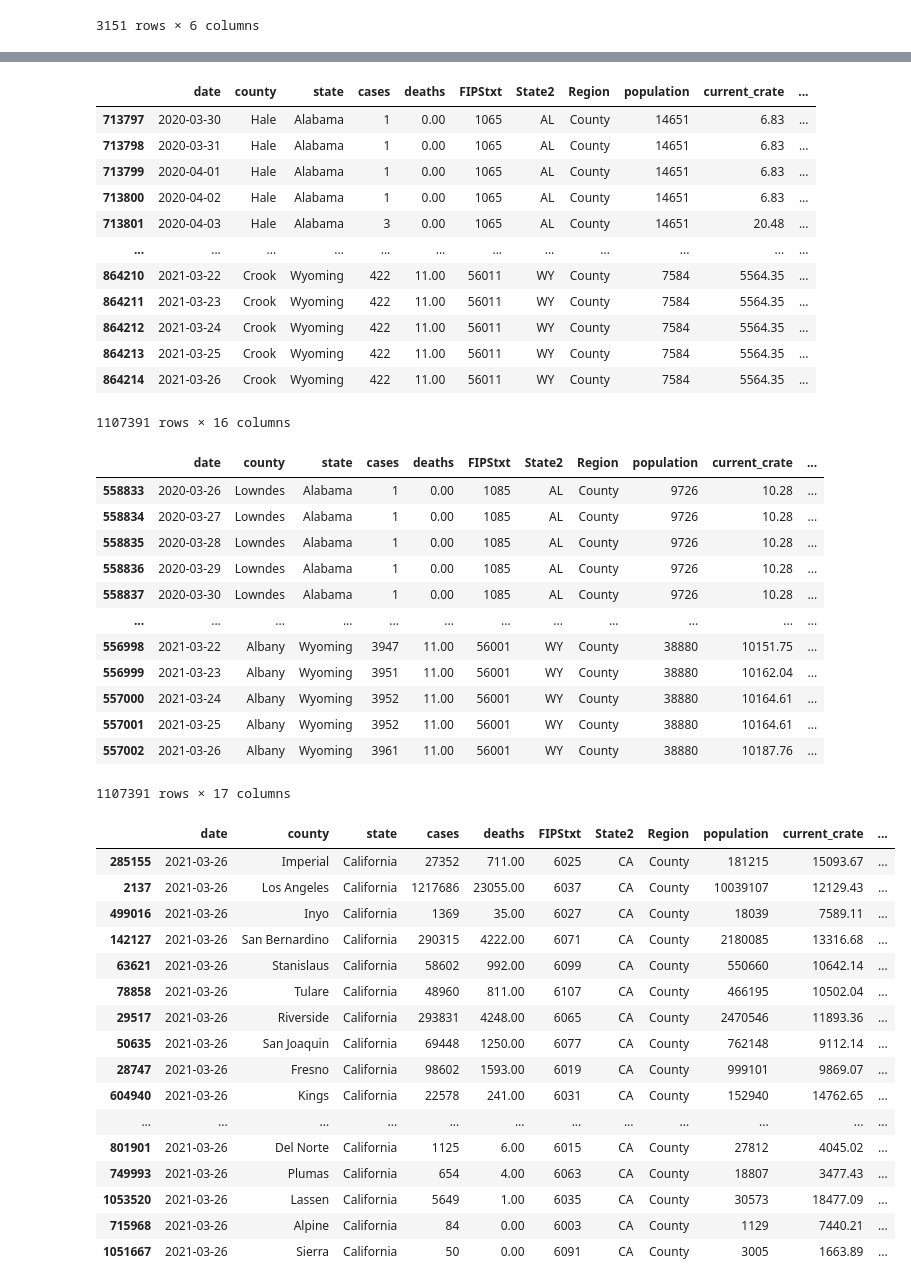
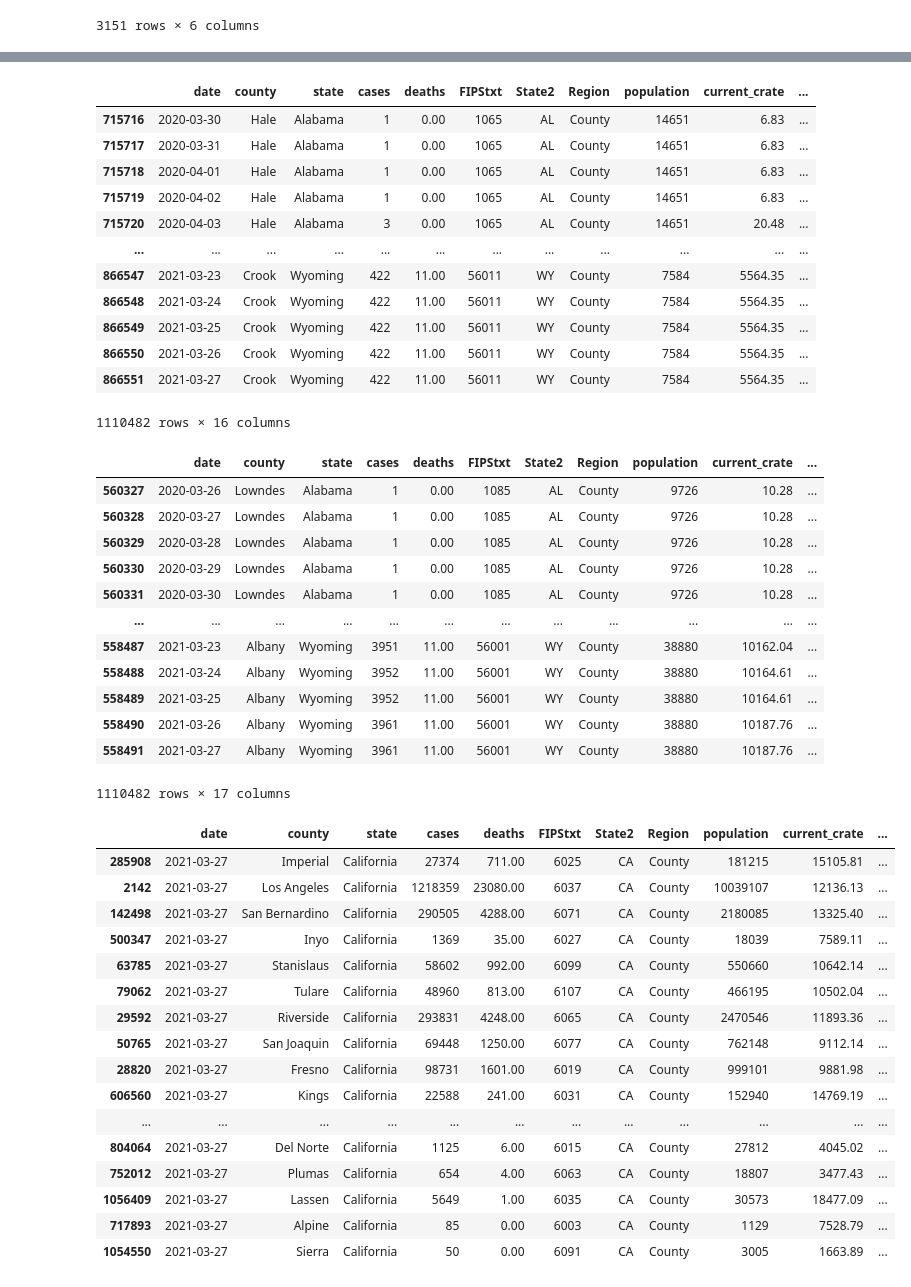
Before and after one commit to menlodoug/covid_crunching, a Jupyter notebook: pandas/COVID_USA.ipynb, the cells around one changed output, grey strips where cells are left out. Drawn from its saved outputs; the diff is of its cells as text; code cells hidden in the pictures.

```diff
--- a/pandas/COVID_USA.ipynb
+++ b/pandas/COVID_USA.ipynb
@@ -94,7 +94,7 @@ counties
 # %%
 # Isolate data from most current day.
 
-counties_us = counties[(counties['date'] == '2021-03-26') & (counties['Region'] == 'County')]
+counties_us = counties[(counties['date'] == '2021-03-27') & (counties['Region'] == 'County')]
 counties_us
 # %% [output]
 |  | date | county | state | cases | deaths | FIPStxt | State2 | Region | population | current_crate | ... |
@@ -208,18 +208,18 @@ usa['case_day'] = usa.groupby(['state','county']).cases.diff().fillna(usa.cases)
 usa
 # %% [output]
 |  | date | county | state | cases | deaths | FIPStxt | State2 | Region | population | current_crate | ... |
-| 713797 | 2020-03-30 | Hale | Alabama | 1 | 0.00 | 1065 | AL | County | 14651 | 6.83 | ... |
-| 713798 | 2020-03-31 | Hale | Alabama | 1 | 0.00 | 1065 | AL | County | 14651 | 6.83 | ... |
-| 713799 | 2020-04-01 | Hale | Alabama | 1 | 0.00 | 1065 | AL | County | 14651 | 6.83 | ... |
-| 713800 | 2020-04-02 | Hale | Alabama | 1 | 0.00 | 1065 | AL | County | 14651 | 6.83 | ... |
-| 713801 | 2020-04-03 | Hale | Alabama | 3 | 0.00 | 1065 | AL | County | 14651 | 20.48 | ... |
+| 715716 | 2020-03-30 | Hale | Alabama | 1 | 0.00 | 1065 | AL | County | 14651 | 6.83 | ... |
+| 715717 | 2020-03-31 | Hale | Alabama | 1 | 0.00 | 1065 | AL | County | 14651 | 6.83 | ... |
+| 715718 | 2020-04-01 | Hale | Alabama | 1 | 0.00 | 1065 | AL | County | 14651 | 6.83 | ... |
+| 715719 | 2020-04-02 | Hale | Alabama | 1 | 0.00 | 1065 | AL | County | 14651 | 6.83 | ... |
+| 715720 | 2020-04-03 | Hale | Alabama | 3 | 0.00 | 1065 | AL | County | 14651 | 20.48 | ... |
 | ... | ... | ... | ... | ... | ... | ... | ... | ... | ... | ... | ... |
-| 864210 | 2021-03-22 | Crook | Wyoming | 422 | 11.00 | 56011 | WY | County | 7584 | 5564.35 | ... |
-| 864211 | 2021-03-23 | Crook | Wyoming | 422 | 11.00 | 56011 | WY | County | 7584 | 5564.35 | ... |
-| 864212 | 2021-03-24 | Crook | Wyoming | 422 | 11.00 | 56011 | WY | County | 7584 | 5564.35 | ... |
-| 864213 | 2021-03-25 | Crook | Wyoming | 422 | 11.00 | 56011 | WY | County | 7584 | 5564.35 | ... |
-| 864214 | 2021-03-26 | Crook | Wyoming | 422 | 11.00 | 56011 | WY | County | 7584 | 5564.35 | ... |
+| 866547 | 2021-03-23 | Crook | Wyoming | 422 | 11.00 | 56011 | WY | County | 7584 | 5564.35 | ... |
+| 866548 | 2021-03-24 | Crook | Wyoming | 422 | 11.00 | 56011 | WY | County | 7584 | 5564.35 | ... |
+| 866549 | 2021-03-25 | Crook | Wyoming | 422 | 11.00 | 56011 | WY | County | 7584 | 5564.35 | ... |
+| 866550 | 2021-03-26 | Crook | Wyoming | 422 | 11.00 | 56011 | WY | County | 7584 | 5564.35 | ... |
+| 866551 | 2021-03-27 | Crook | Wyoming | 422 | 11.00 | 56011 | WY | County | 7584 | 5564.35 | ... |
-1107391 rows × 16 columns
+1110482 rows × 16 columns
 # %%
 # Break out daily death data from the New York Times csv that is cumulative in nature
 
@@ -228,18 +228,18 @@ usa['death_day'] = usa.groupby(['state','county']).deaths.diff().fillna(usa.deat
 usa
 # %% [output]
 |  | date | county | state | cases | deaths | FIPStxt | State2 | Region | population | current_crate | ... |
-| 558833 | 2020-03-26 | Lowndes | Alabama | 1 | 0.00 | 1085 | AL | County | 9726 | 10.28 | ... |
-| 558834 | 2020-03-27 | Lowndes | Alabama | 1 | 0.00 | 1085 | AL | County | 9726 | 10.28 | ... |
-| 558835 | 2020-03-28 | Lowndes | Alabama | 1 | 0.00 | 1085 | AL | County | 9726 | 10.28 | ... |
-| 558836 | 2020-03-29 | Lowndes | Alabama | 1 | 0.00 | 1085 | AL | County | 9726 | 10.28 | ... |
-| 558837 | 2020-03-30 | Lowndes | Alabama | 1 | 0.00 | 1085 | AL | County | 9726 | 10.28 | ... |
+| 560327 | 2020-03-26 | Lowndes | Alabama | 1 | 0.00 | 1085 | AL | County | 9726 | 10.28 | ... |
+| 560328 | 2020-03-27 | Lowndes | Alabama | 1 | 0.00 | 1085 | AL | County | 9726 | 10.28 | ... |
+| 560329 | 2020-03-28 | Lowndes | Alabama | 1 | 0.00 | 1085 | AL | County | 9726 | 10.28 | ... |
+| 560330 | 2020-03-29 | Lowndes | Alabama | 1 | 0.00 | 1085 | AL | County | 9726 | 10.28 | ... |
+| 560331 | 2020-03-30 | Lowndes | Alabama | 1 | 0.00 | 1085 | AL | County | 9726 | 10.28 | ... |
 | ... | ... | ... | ... | ... | ... | ... | ... | ... | ... | ... | ... |
-| 556998 | 2021-03-22 | Albany | Wyoming | 3947 | 11.00 | 56001 | WY | County | 38880 | 10151.75 | ... |
-| 556999 | 2021-03-23 | Albany | Wyoming | 3951 | 11.00 | 56001 | WY | County | 38880 | 10162.04 | ... |
-| 557000 | 2021-03-24 | Albany | Wyoming | 3952 | 11.00 | 56001 | WY | County | 38880 | 10164.61 | ... |
-| 557001 | 2021-03-25 | Albany | Wyoming | 3952 | 11.00 | 56001 | WY | County | 38880 | 10164.61 | ... |
-| 557002 | 2021-03-26 | Albany | Wyoming | 3961 | 11.00 | 56001 | WY | County | 38880 | 10187.76 | ... |
+| 558487 | 2021-03-23 | Albany | Wyoming | 3951 | 11.00 | 56001 | WY | County | 38880 | 10162.04 | ... |
+| 558488 | 2021-03-24 | Albany | Wyoming | 3952 | 11.00 | 56001 | WY | County | 38880 | 10164.61 | ... |
+| 558489 | 2021-03-25 | Albany | Wyoming | 3952 | 11.00 | 56001 | WY | County | 38880 | 10164.61 | ... |
+| 558490 | 2021-03-26 | Albany | Wyoming | 3961 | 11.00 | 56001 | WY | County | 38880 | 10187.76 | ... |
+| 558491 | 2021-03-27 | Albany | Wyoming | 3961 | 11.00 | 56001 | WY | County | 38880 | 10187.76 | ... |
-1107391 rows × 17 columns
+1110482 rows × 17 columns
 # %%
 # Export updated national data to csv for use in Tableau
 
@@ -247,26 +247,26 @@ usa.to_csv('daily_covid_us.csv', index=False)
 # %%
 # Filter California data to show only numbers for today
 
-counties_cal = usa[(usa['date'] == '2021-03-26') & (usa['state'] == 'California')]
+counties_cal = usa[(usa['date'] == '2021-03-27') & (usa['state'] == 'California')]
 counties_cal
 # %% [output]
 |  | date | county | state | cases | deaths | FIPStxt | State2 | Region | population | current_crate | ... |
-| 285155 | 2021-03-26 | Imperial | California | 27352 | 711.00 | 6025 | CA | County | 181215 | 15093.67 | ... |
-| 2137 | 2021-03-26 | Los Angeles | California | 1217686 | 23055.00 | 6037 | CA | County | 10039107 | 12129.43 | ... |
-| 499016 | 2021-03-26 | Inyo | California | 1369 | 35.00 | 6027 | CA | County | 18039 | 7589.11 | ... |
-| 142127 | 2021-03-26 | San Bernardino | California | 290315 | 4222.00 | 6071 | CA | County | 2180085 | 13316.68 | ... |
-| 63621 | 2021-03-26 | Stanislaus | California | 58602 | 992.00 | 6099 | CA | County | 550660 | 10642.14 | ... |
-| 78858 | 2021-03-26 | Tulare | California | 48960 | 811.00 | 6107 | CA | County | 466195 | 10502.04 | ... |
-| 29517 | 2021-03-26 | Riverside | California | 293831 | 4248.00 | 6065 | CA | County | 2470546 | 11893.36 | ... |
-| 50635 | 2021-03-26 | San Joaquin | California | 69448 | 1250.00 | 6077 | CA | County | 762148 | 9112.14 | ... |
-| 28747 | 2021-03-26 | Fresno | California | 98602 | 1593.00 | 6019 | CA | County | 999101 | 9869.07 | ... |
-| 604940 | 2021-03-26 | Kings | California | 22578 | 241.00 | 6031 | CA | County | 152940 | 14762.65 | ... |
+| 285908 | 2021-03-27 | Imperial | California | 27374 | 711.00 | 6025 | CA | County | 181215 | 15105.81 | ... |
+| 2142 | 2021-03-27 | Los Angeles | California | 1218359 | 23080.00 | 6037 | CA | County | 10039107 | 12136.13 | ... |
+| 142498 | 2021-03-27 | San Bernardino | California | 290505 | 4288.00 | 6071 | CA | County | 2180085 | 13325.40 | ... |
+| 500347 | 2021-03-27 | Inyo | California | 1369 | 35.00 | 6027 | CA | County | 18039 | 7589.11 | ... |
+| 63785 | 2021-03-27 | Stanislaus | California | 58602 | 992.00 | 6099 | CA | County | 550660 | 10642.14 | ... |
+| 79062 | 2021-03-27 | Tulare | California | 48960 | 813.00 | 6107 | CA | County | 466195 | 10502.04 | ... |
+| 29592 | 2021-03-27 | Riverside | California | 293831 | 4248.00 | 6065 | CA | County | 2470546 | 11893.36 | ... |
+| 50765 | 2021-03-27 | San Joaquin | California | 69448 | 1250.00 | 6077 | CA | County | 762148 | 9112.14 | ... |
+| 28820 | 2021-03-27 | Fresno | California | 98731 | 1601.00 | 6019 | CA | County | 999101 | 9881.98 | ... |
+| 606560 | 2021-03-27 | Kings | California | 22588 | 241.00 | 6031 | CA | County | 152940 | 14769.19 | ... |
 | ... | ... | ... | ... | ... | ... | ... | ... | ... | ... | ... | ... |
-| 801901 | 2021-03-26 | Del Norte | California | 1125 | 6.00 | 6015 | CA | County | 27812 | 4045.02 | ... |
-| 749993 | 2021-03-26 | Plumas | California | 654 | 4.00 | 6063 | CA | County | 18807 | 3477.43 | ... |
-| 1053520 | 2021-03-26 | Lassen | California | 5649 | 1.00 | 6035 | CA | County | 30573 | 18477.09 | ... |
-| 715968 | 2021-03-26 | Alpine | California | 84 | 0.00 | 6003 | CA | County | 1129 | 7440.21 | ... |
-| 1051667 | 2021-03-26 | Sierra | California | 50 | 0.00 | 6091 | CA | County | 3005 | 1663.89 | ... |
+| 804064 | 2021-03-27 | Del Norte | California | 1125 | 6.00 | 6015 | CA | County | 27812 | 4045.02 | ... |
+| 752012 | 2021-03-27 | Plumas | California | 654 | 4.00 | 6063 | CA | County | 18807 | 3477.43 | ... |
+| 1056409 | 2021-03-27 | Lassen | California | 5649 | 1.00 | 6035 | CA | County | 30573 | 18477.09 | ... |
+| 717893 | 2021-03-27 | Alpine | California | 85 | 0.00 | 6003 | CA | County | 1129 | 7528.79 | ... |
+| 1054550 | 2021-03-27 | Sierra | California | 50 | 0.00 | 6091 | CA | County | 3005 | 1663.89 | ... |
 # %%
 # Show top 10 California counties based on largest current infection rate
 
```
Also changed, not shown: parts of 12 cells of this notebook, 25 other files.
